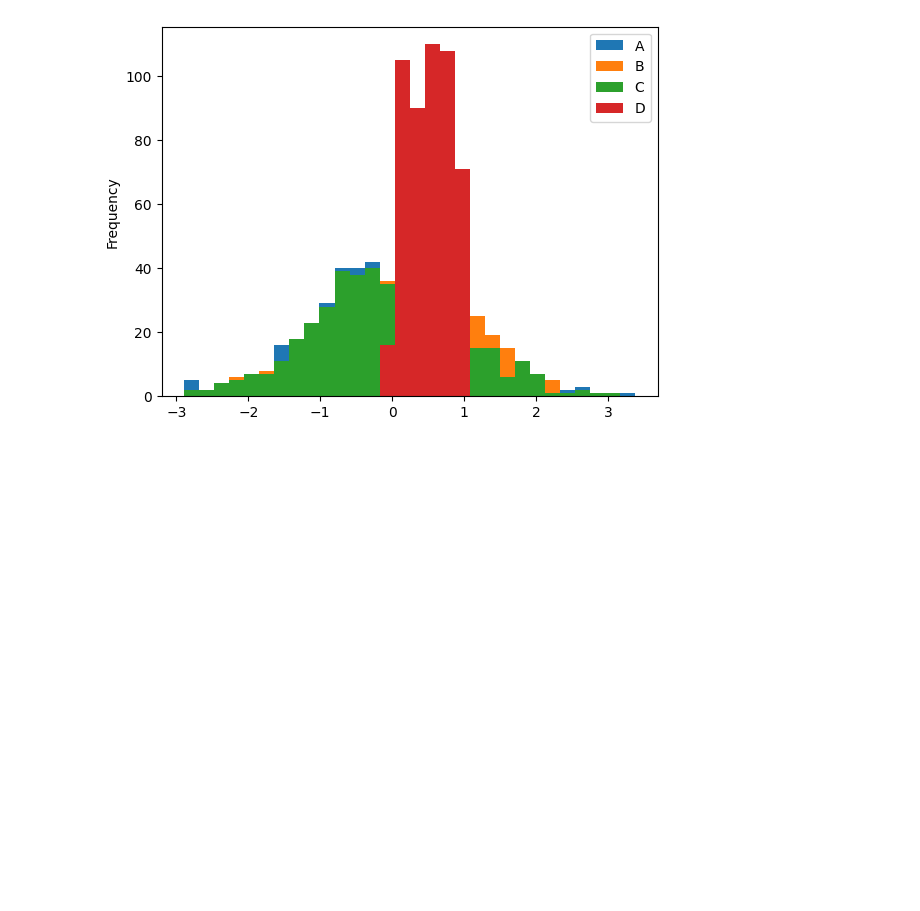
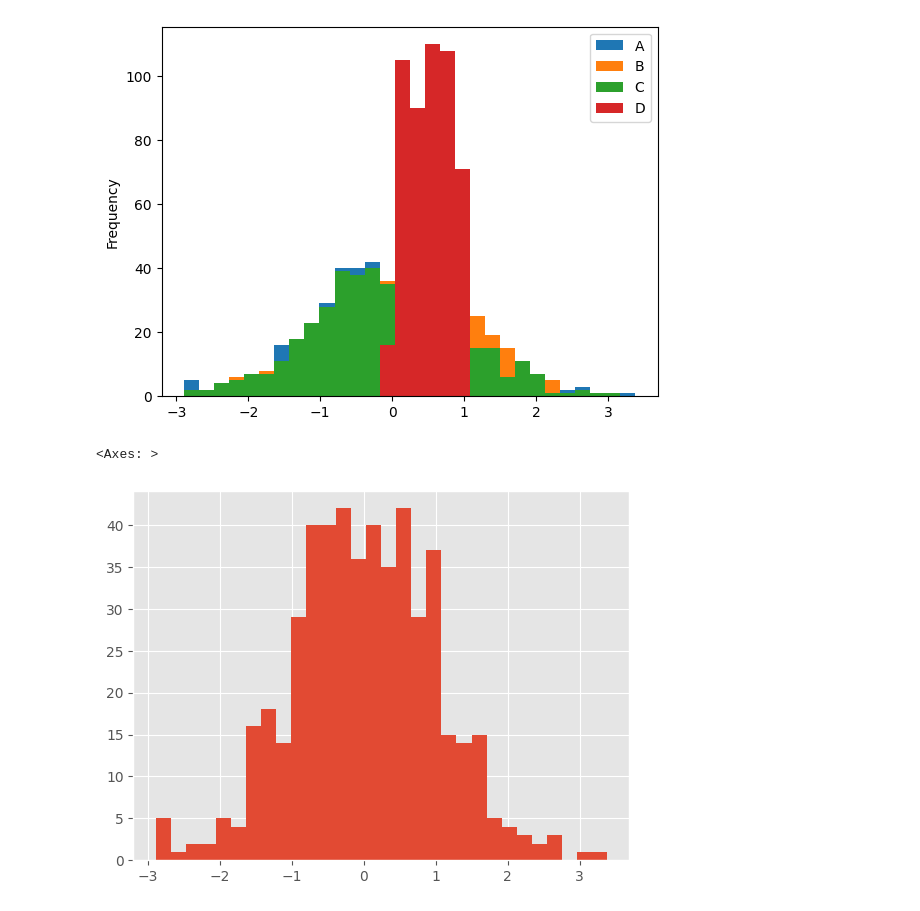
Before and after one commit to RaisulislamRimon/data-science-notes, a Jupyter notebook: module_8/module_8_class/class_2/1_data_visualization_pandas.ipynb, the cells around one changed output. Saved outputs shown, nothing was run; the diff lists cells and outputs as text; code cells hidden in the pictures; blank space fills up the shorter version.

```diff
--- a/module_8/module_8_class/class_2/1_data_visualization_pandas.ipynb
+++ b/module_8/module_8_class/class_2/1_data_visualization_pandas.ipynb
@@ -164,0 +167,7 @@ df1.plot(kind="hist", bins=30)
+# %%
+plt.style.use('ggplot')
+# %%
+df1['A'].hist(bins=30)
+# %% [output]
+<Axes: >
+[figure, added]
```
Also changed, not shown: parts of 7 cells of this notebook.
